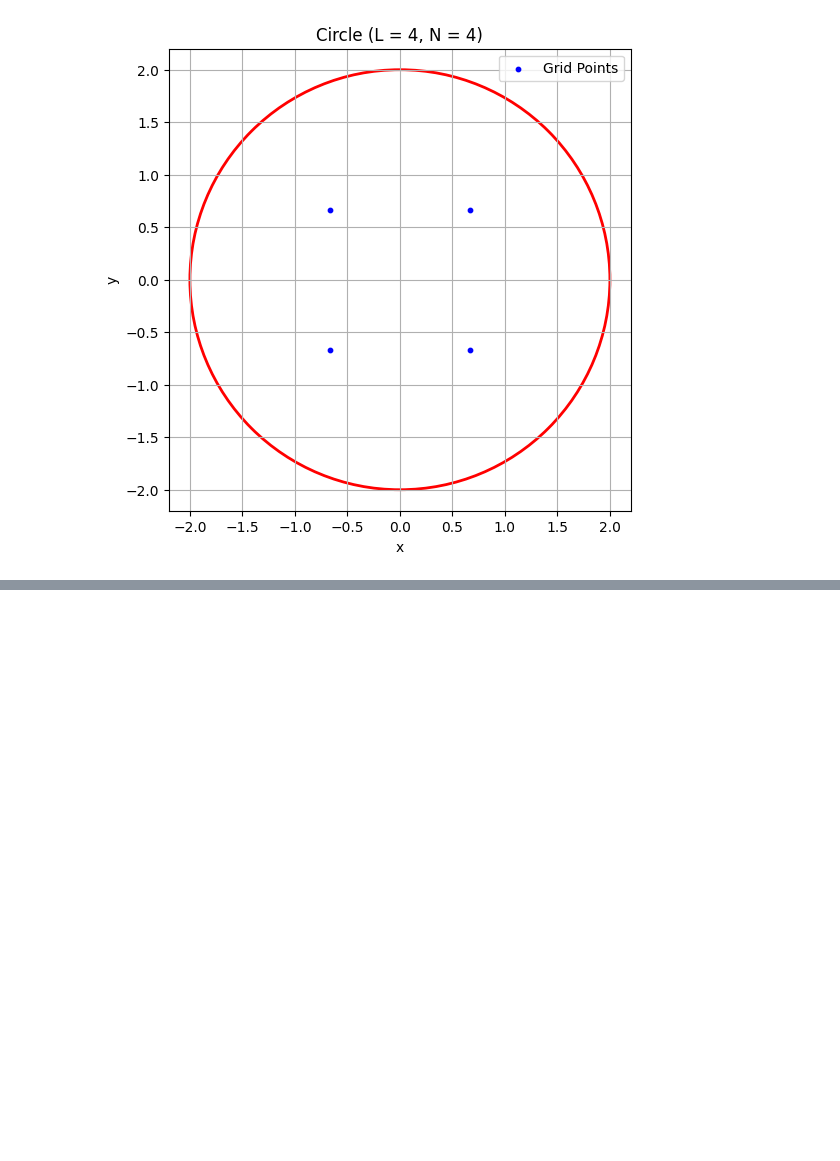
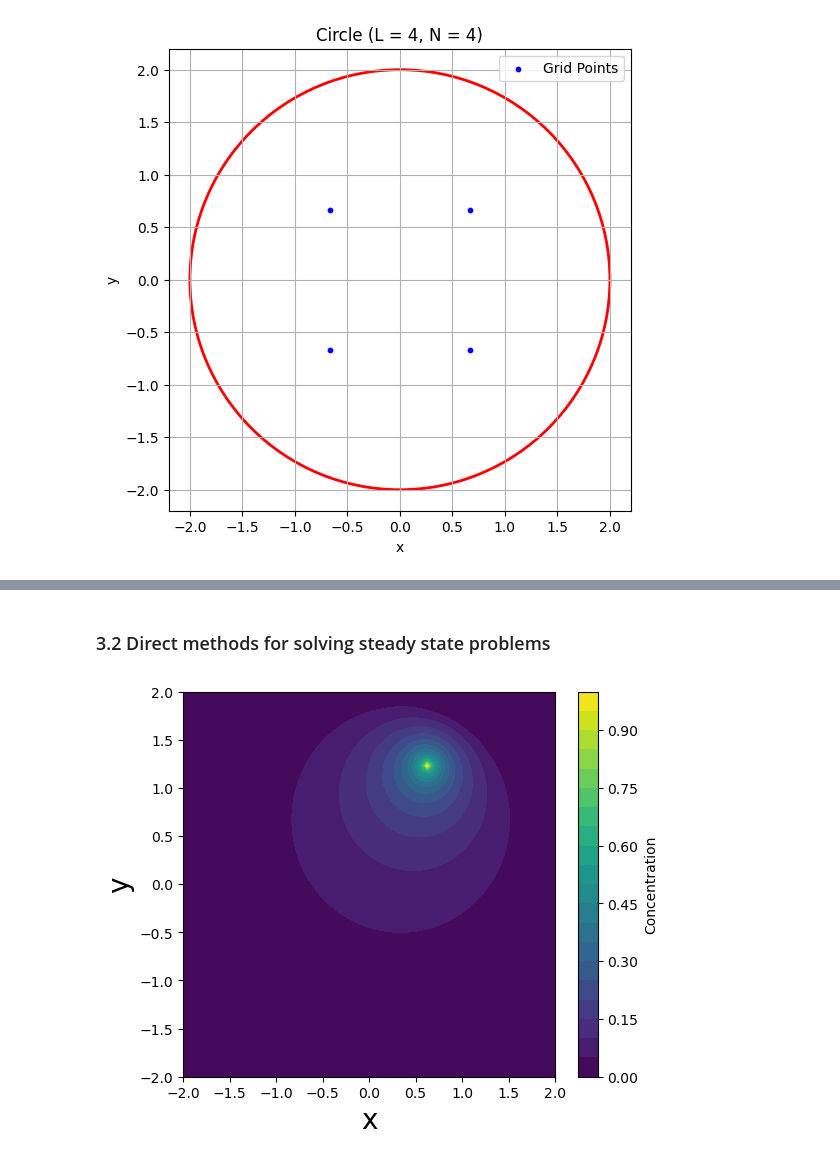
Before and after one commit to imaanb/SC_A3, a Jupyter notebook: 3.1_new.ipynb, the cells around one changed output, grey strips where cells are left out. Saved outputs shown, nothing was run; the diff lists cells and outputs as text; code cells hidden in the pictures; blank space fills up the shorter version.

```diff
--- a/3.1_new.ipynb
+++ b/3.1_new.ipynb
@@ -359,0 +454,2 @@ plot_original_object("circle", L, N)
+# %% [markdown]
+### 3.2 Direct methods for solving steady state problems
@@ -359,0 +490,40 @@ plot_original_object("circle", L, N)
+# %%
+# Solve the system
+L = 2
+N = 100  # Grid resolution (higher for better accuracy)
+num_points = N * N
+
+M = Make_m(L, N)
+b = np.zeros(num_points)
+
+# Identify the source point (closest to (0.6, 1.2))
+source_x, source_y = (round(N/2 + 0.6/2*N/2), round(N/2 + 1.2/2*N/2))
+source_idx = source_y * N + source_x  # Convert (x, y) to 1D index
+b[source_idx] = 1  # Set source condition
+
+# Modify M to enforce Dirichlet condition at the source
+M = M.tocsc()
+M = M.copy()
+M[source_idx, :] = 0
+M[source_idx, source_idx] = 1
+
+# Solve for concentration
+c = scipy.sparse.linalg.spsolve(M, b)
+
+# Convert to grid
+C = c.reshape((N, N))  # Use (N, N) instead of (n, n)
+
+# Plot result
+x_vals = np.linspace(-2, 2, N)
+y_vals = np.linspace(-2, 2, N)
+X, Y = np.meshgrid(x_vals, y_vals)
+
+plt.figure(figsize=(6, 5))
+plt.contourf(X, Y, C, levels=20, cmap='viridis')
+plt.colorbar(label='Concentration')
+plt.xlabel('x', fontsize = 20)
+plt.ylabel('y', fontsize = 20)
+# plt.title('Steady-State Diffusion Solution',)
+plt.show()
+# %% [output]
+[figure, added]
```
Also changed, not shown: parts of 5 cells of this notebook, 21 other files.
